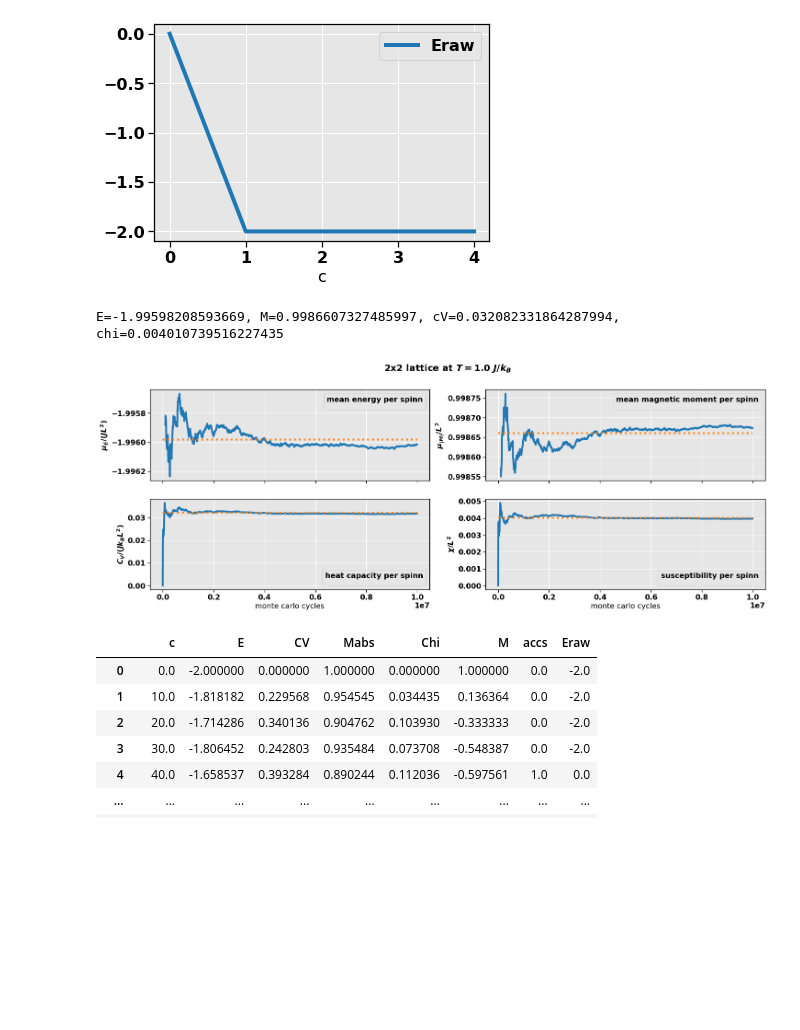
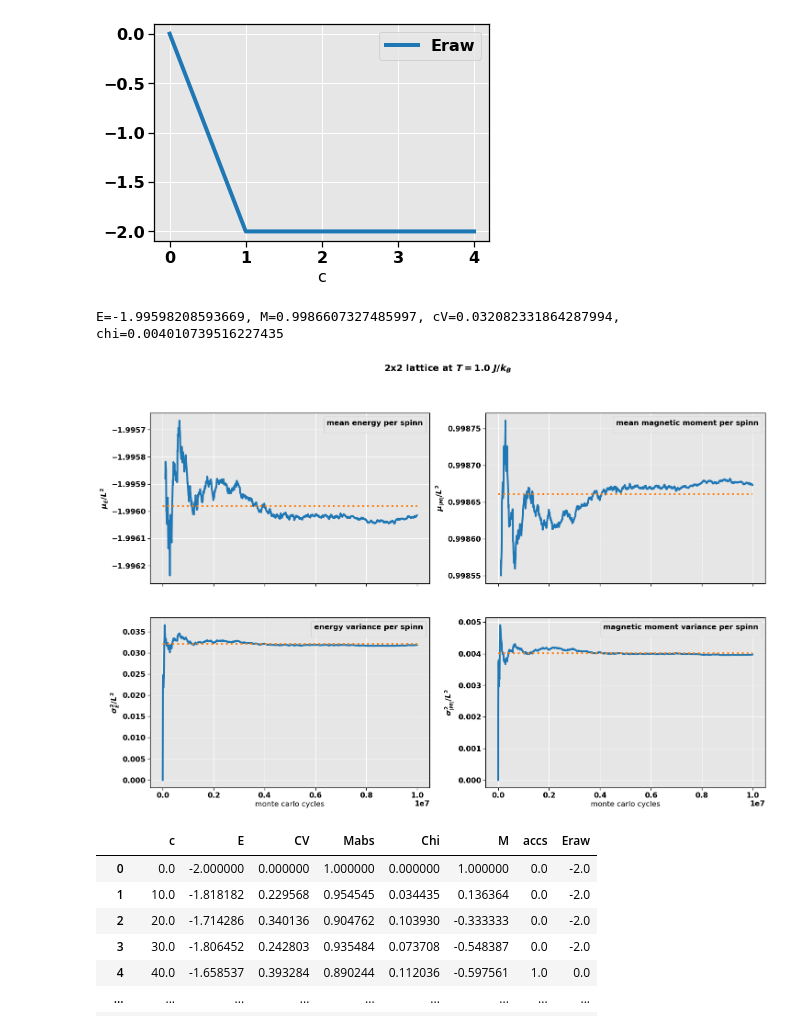
Before and after one commit to fonstelien/FYS4150, a Jupyter notebook: project4/results/project4.ipynb, the cells around one changed output. Cells and saved outputs as stored; diff of their text form; code cells hidden in the pictures; blank space fills up the shorter version.

```diff
--- a/project4/results/project4.ipynb
+++ b/project4/results/project4.ipynb
@@ -140,41 +140,41 @@ df = pd.read_csv("./2x2/2x2.csv", comment='#')
 
 cycles = int(df['c'].iloc[-1] + 1)
 c = np.linspace(0,cycles)
 
-fig, axes = plt.subplots(ncols=2, nrows=2, sharex=True, figsize=(24,8))
+fig, axes = plt.subplots(ncols=2, nrows=2, sharex=True, figsize=(24,15))
 fig.suptitle('2x2 lattice at $T = 1.0$ $J/k_B$', weight='bold')
 
 ax = axes[0,0]
 df.iloc[10:].plot(x='c', y='E', ax=ax)
 ax.plot(c, E+0*c, ':')
 ax.legend([], title='mean energy per spinn', title_fontsize=MEDIUM)
-ax.set_ylabel("$\mu_E/(JL^2)$")
+ax.set_ylabel("$\mu_E/L^2$")
 
 ax = axes[0,1]
 df.iloc[10:].plot(x='c', y='Mabs', ax=ax)
 ax.plot(c, M+0*c, ':')
 ax.legend([], title='mean magnetic moment per spinn', title_fontsize=MEDIUM)
 ax.set_ylabel("$\mu_{|M|}/L^2$")
-#ax.set_ylim(.4,1.3)
+#ax.set_ylim(.9986,.9988)
 
 ax = axes[1,0]
 df.plot(x='c', y='CV', ax=ax)
 ax.plot(c, cV+0*c, ':')
-ax.legend([], title='heat capacity per spinn', title_fontsize=MEDIUM)
+ax.legend([], title='energy variance per spinn', title_fontsize=MEDIUM)
 ax.set_xlabel("monte carlo cycles")
-ax.set_ylabel("$C_V/(Jk_BL^2)$")
+ax.set_ylabel("$\sigma^2_E/L^2$")
 
 ax = axes[1,1]
 df.plot(x='c', y='Chi', ax=ax)
 ax.plot(c, chi+0*c, ':')
-ax.legend([], title='susceptibility per spinn', title_fontsize=MEDIUM)
+ax.legend([], title='magnetic moment variance per spinn', title_fontsize=MEDIUM)
 ax.set_xlabel("monte carlo cycles")
-ax.set_ylabel("$\chi/L^2$")
+ax.set_ylabel("$\sigma^2_{|M|}/L^2$")
 
 plt.show()
 # %% [output]
 E=-1.99598208593669, M=0.9986607327485997, cV=0.032082331864287994, chi=0.004010739516227435
-[figure, old version]
+[figure, new version]
 # %%
 df = pd.read_csv("test.csv", comment='#')
 df.iloc[:100].plot(x='c', y='Eraw')
```
Also changed, not shown: parts of 6 cells of this notebook, 1 other file.
